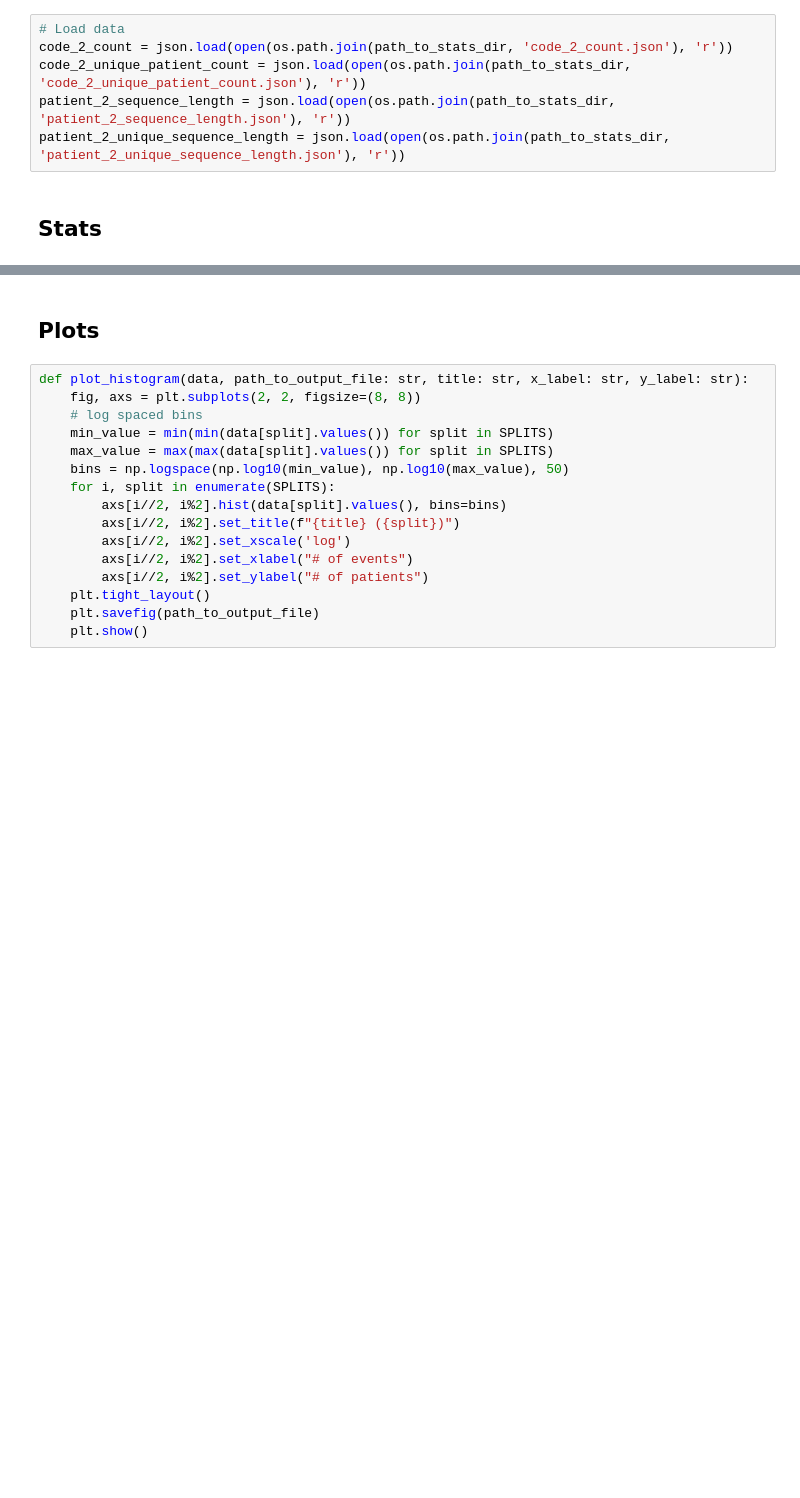
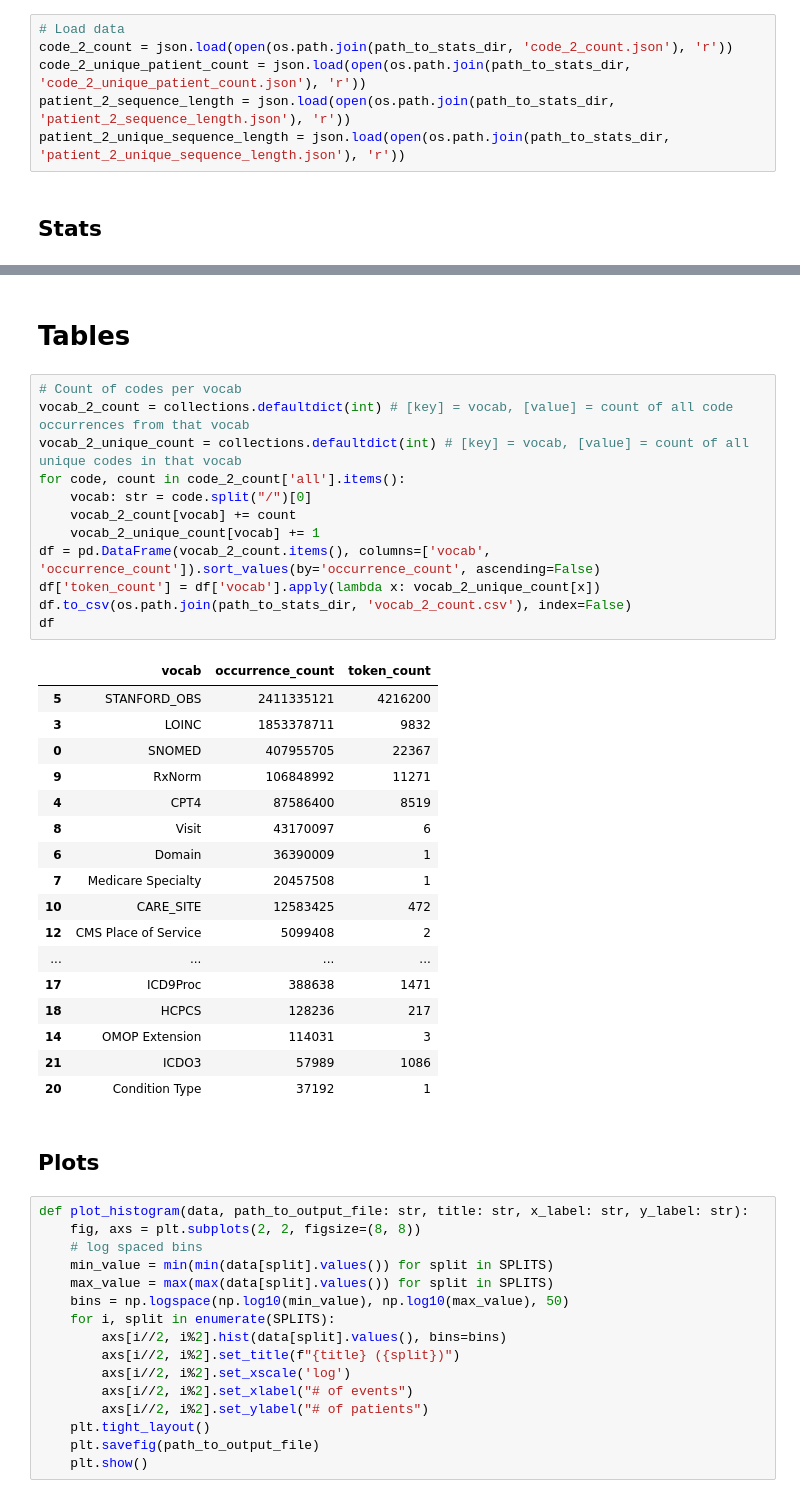
Before and after one commit to som-shahlab/hf_ehr, a Jupyter notebook: hf_ehr/stats/dataset_stats.ipynb, the cells around one changed output, grey strips where cells are left out. Drawn from its saved outputs; the diff is of its cells as text; blank space fills up the shorter version.

Commit message:
dataset stats

```diff
--- a/hf_ehr/stats/dataset_stats.ipynb
+++ b/hf_ehr/stats/dataset_stats.ipynb
@@ -64,6 +71,38 @@ for split in SPLITS:
   mean unique events/patient: 237.32
   median unique events/patient: 76.0
   max unique events/patient: 13618
+# %% [markdown]
+# Tables
+# %%
+# Count of codes per vocab
+vocab_2_count = collections.defaultdict(int) # [key] = vocab, [value] = count of all code occurrences from that vocab
+vocab_2_unique_count = collections.defaultdict(int) # [key] = vocab, [value] = count of all unique codes in that vocab
+for code, count in code_2_count['all'].items():
+    vocab: str = code.split("/")[0]
+    vocab_2_count[vocab] += count
+    vocab_2_unique_count[vocab] += 1
+df = pd.DataFrame(vocab_2_count.items(), columns=['vocab', 'occurrence_count']).sort_values(by='occurrence_count', ascending=False)
+df['token_count'] = df['vocab'].apply(lambda x: vocab_2_unique_count[x])
+df.to_csv(os.path.join(path_to_stats_dir, 'vocab_2_count.csv'), index=False)
+df
+# %% [output]
+|  | vocab | occurrence_count | token_count |
+| 5 | STANFORD_OBS | 2411335121 | 4216200 |
+| 3 | LOINC | 1853378711 | 9832 |
+| 0 | SNOMED | 407955705 | 22367 |
+| 9 | RxNorm | 106848992 | 11271 |
+| 4 | CPT4 | 87586400 | 8519 |
+| 8 | Visit | 43170097 | 6 |
+| 6 | Domain | 36390009 | 1 |
+| 7 | Medicare Specialty | 20457508 | 1 |
+| 10 | CARE_SITE | 12583425 | 472 |
+| 12 | CMS Place of Service | 5099408 | 2 |
+| ... | ... | ... | ... |
+| 17 | ICD9Proc | 388638 | 1471 |
+| 18 | HCPCS | 128236 | 217 |
+| 14 | OMOP Extension | 114031 | 3 |
+| 21 | ICDO3 | 57989 | 1086 |
+| 20 | Condition Type | 37192 | 1 |
 # %% [markdown]
 ## Plots
 # %%
```
Also changed, not shown: parts of 2 cells of this notebook.
